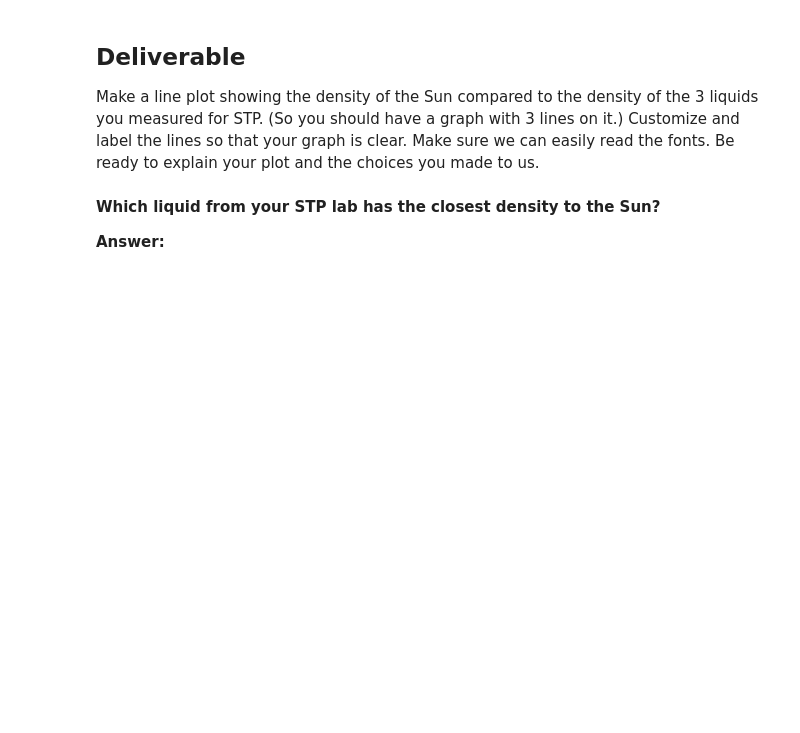
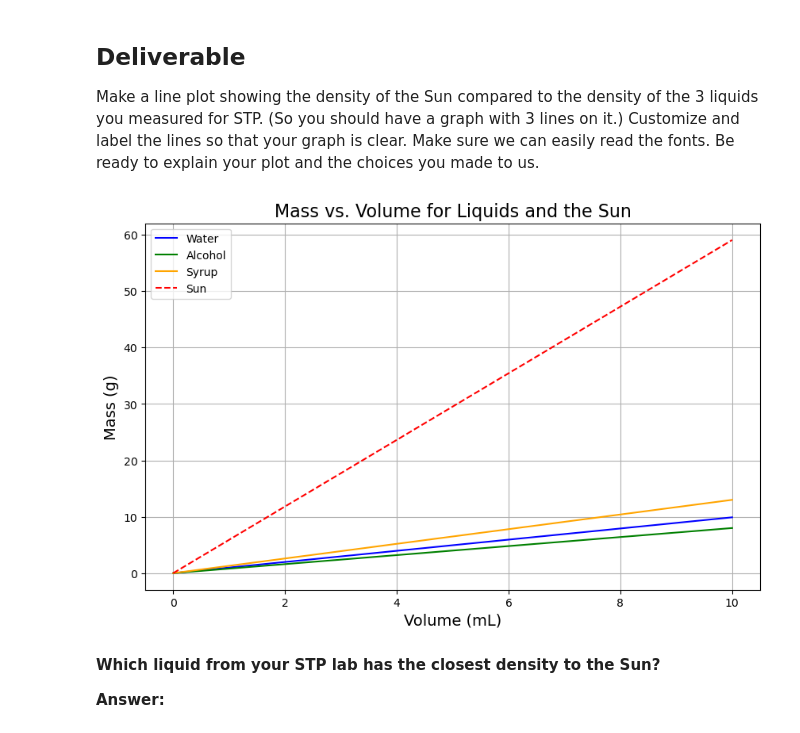
Before and after one commit to AerospaceMars25/CFR-2025, a Jupyter notebook: Astro/Blank/1 - Stars Pt2 .ipynb, the cells around one changed output. Cells and saved outputs as stored; diff of their text form; code cells hidden in the pictures; blank space fills up the shorter version.

```diff
--- a/Astro/Blank/1 - Stars Pt2 .ipynb
+++ b/Astro/Blank/1 - Stars Pt2 .ipynb
@@ -195,3 +280,41 @@ sun_mass =
+# %%
+#plot a line for the four substances above on the same graph. change the colors for each line and label them
+#remember a line for a directly proportional model is A * x. What did A and x represent in this lab?
+
+import matplotlib.pyplot as plt
+
+# Fill in the volumes you measured for STP (in mL)
+volumes = [0, 2, 4, 6, 8, 10]
+
+# The function will calculate mass from density
+def masses(density):  # #g/mL
+    mass = [a * density for a in volumes]
+    return mass
+
+# Use this function for each object
+water_mass = masses(0.99)           # Water density in g/mL
+alcohol_mass = masses(0.8)          # Alcohol density in g/mL
+syrup_mass = masses(1.3)            # Syrup density in g/mL
+
+# Sun values
+sun_density = (1.989e30 * 1000) / ((695700**3) * (100000**3))  # mass in g / volume in mL
+sun_mass = masses(sun_density)
+
+# Plotting
+plt.figure(figsize=(10, 6))
+plt.plot(volumes, water_mass, label='Water', color='blue')
+plt.plot(volumes, alcohol_mass, label='Alcohol', color='green')
+plt.plot(volumes, syrup_mass, label='Syrup', color='orange')
+plt.plot(volumes, sun_mass, label='Sun', color='red', linestyle='--')
+
+plt.xlabel('Volume (mL)', fontsize=14)
+plt.ylabel('Mass (g)', fontsize=14)
+plt.title('Mass vs. Volume for Liquids and the Sun', fontsize=16)
+plt.legend()
+plt.grid(True)
+plt.show()
+# %% [output]
+[figure, added]
 # %% [markdown]
 **Which liquid from your STP lab has the closest density to the Sun?**
 
```
Also changed, not shown: parts of 8 cells of this notebook.
